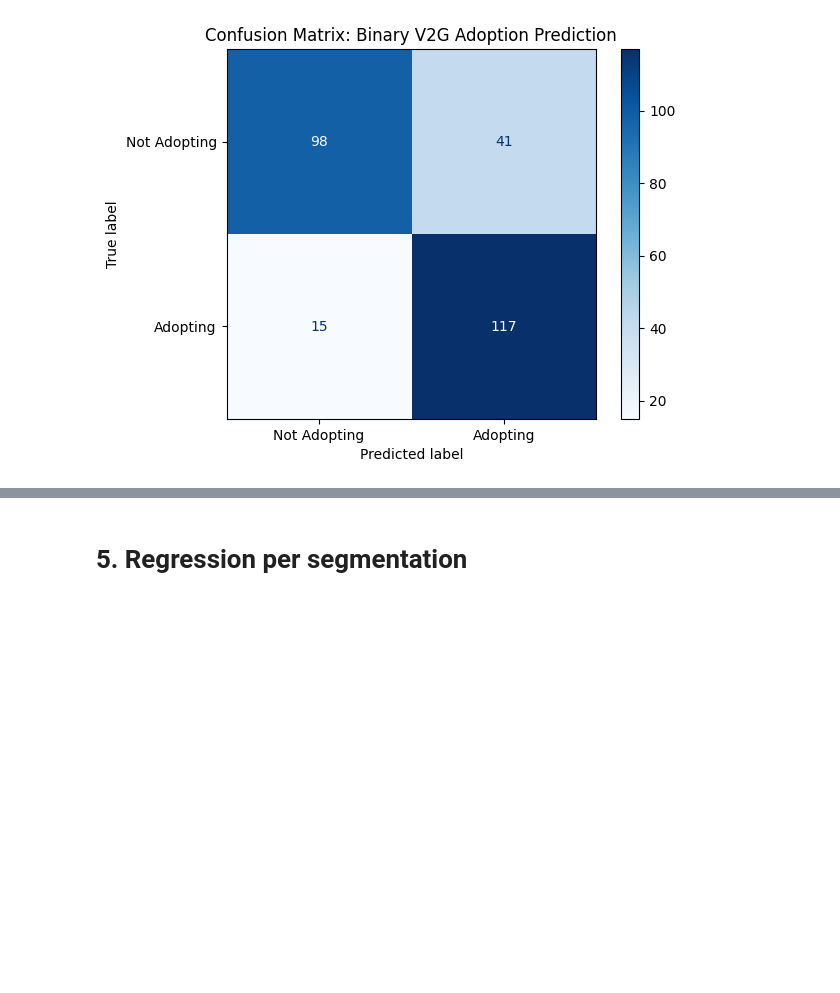
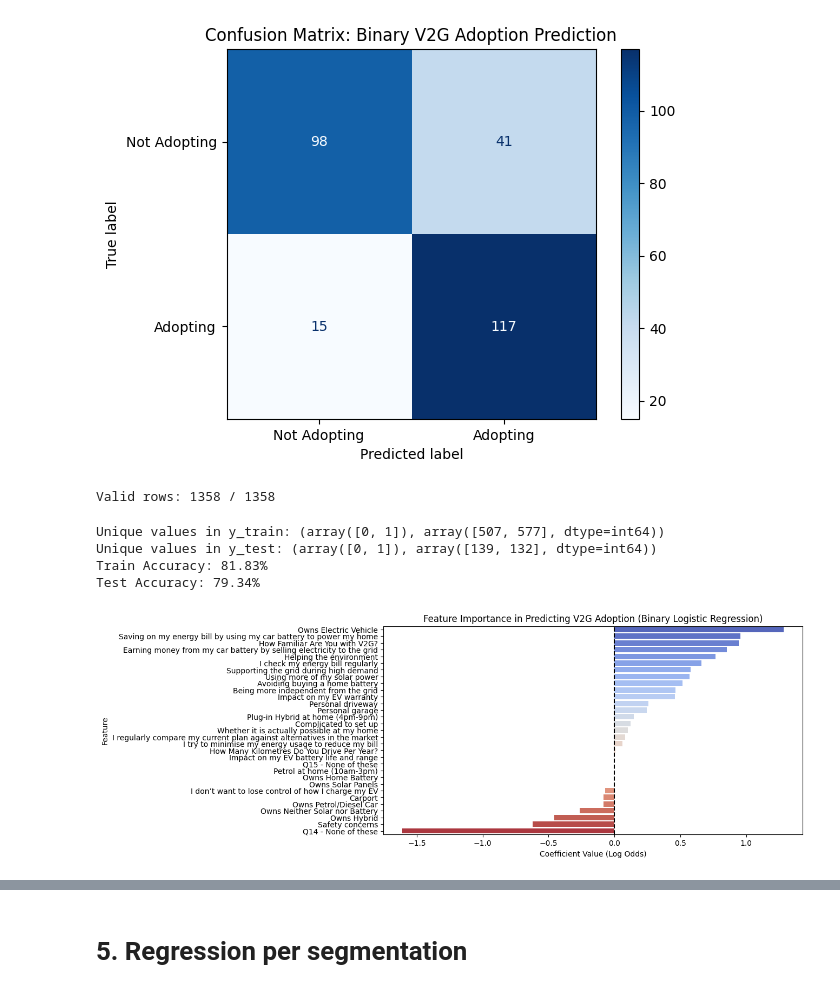
Before and after one commit to bernardomendonca/v2g-survey-analysis, a Jupyter notebook: 3_logistic_regression.ipynb, the cells around one changed output, grey strips where cells are left out. Saved outputs shown, nothing was run; the diff lists cells and outputs as text; code cells hidden in the pictures; blank space fills up the shorter version.

```diff
--- a/3_logistic_regression.ipynb
+++ b/3_logistic_regression.ipynb
@@ -722,34 +691,43 @@ plt.show()
 df.loc[df["Q1_2"] == 0, q6a_ev] = 0  # Set EV charging times to 0 if they don't own an EV
 df.loc[df["Q1_1"] == 0, q6a_petrol] = 0  # Set Petrol charging times to 0 if they don't own a Petrol car
 # %%
-valid_rows = df[input_variables_extended + [target_variable]].dropna().shape[0]
+valid_rows = df[significant_columns + [target_variable]].dropna().shape[0]
 print(f"Valid rows: {valid_rows} / {df.shape[0]}")
+# %% [output]
+Valid rows: 1358 / 1358
 # %%
 # Train model with binary logistic regression
 model_binary, X_train, y_train, X_test, y_test = build_v2g_model_binary_from_df(
     df,
-    input_variables_extended,  # Keep same features
+    significant_columns,  # Keep same features
     target_variable,
     TRANSFORMERS_q6a,
     do_normalize=True,
     test_split_ratio=0.2
 )
+# %% [output]
+Unique values in y_train: (array([0, 1]), array([507, 577], dtype=int64))
+Unique values in y_test: (array([0, 1]), array([139, 132], dtype=int64))
+Train Accuracy: 81.83%
+Test Accuracy: 79.34%
 # %%
 # Extract coefficients
 coefs_binary = model_binary.coef_[0]  # Shape: (1, n_features), so take [0]
 
 # Create DataFrame for visualization
-coefs_binary_df = pd.DataFrame({'Feature': input_variables_extended, 'Coefficient': coefs_binary})
+coefs_binary_df = pd.DataFrame({'Feature': significant_columns, 'Coefficient': coefs_binary})
 coefs_binary_df.sort_values(by="Coefficient", ascending=False, inplace=True)
 coefs_binary_df["Feature"] = coefs_binary_df["Feature"].map(feature_label_map)
 
 # Plot
 plt.figure(figsize=(10, 5))
 sns.barplot(x="Coefficient", y="Feature", data=coefs_binary_df, palette="coolwarm")
 plt.title("Feature Importance in Predicting V2G Adoption (Binary Logistic Regression)")
 plt.xlabel("Coefficient Value (Log Odds)")
 plt.ylabel("Feature")
 plt.axvline(x=0, color='black', linestyle='--')  # Reference line for neutral impact
 plt.show()
+# %% [output]
+[figure, added]
 # %%
 coefs_binary_df
```
Also changed, not shown: parts of 26 cells of this notebook, 3 other files.
